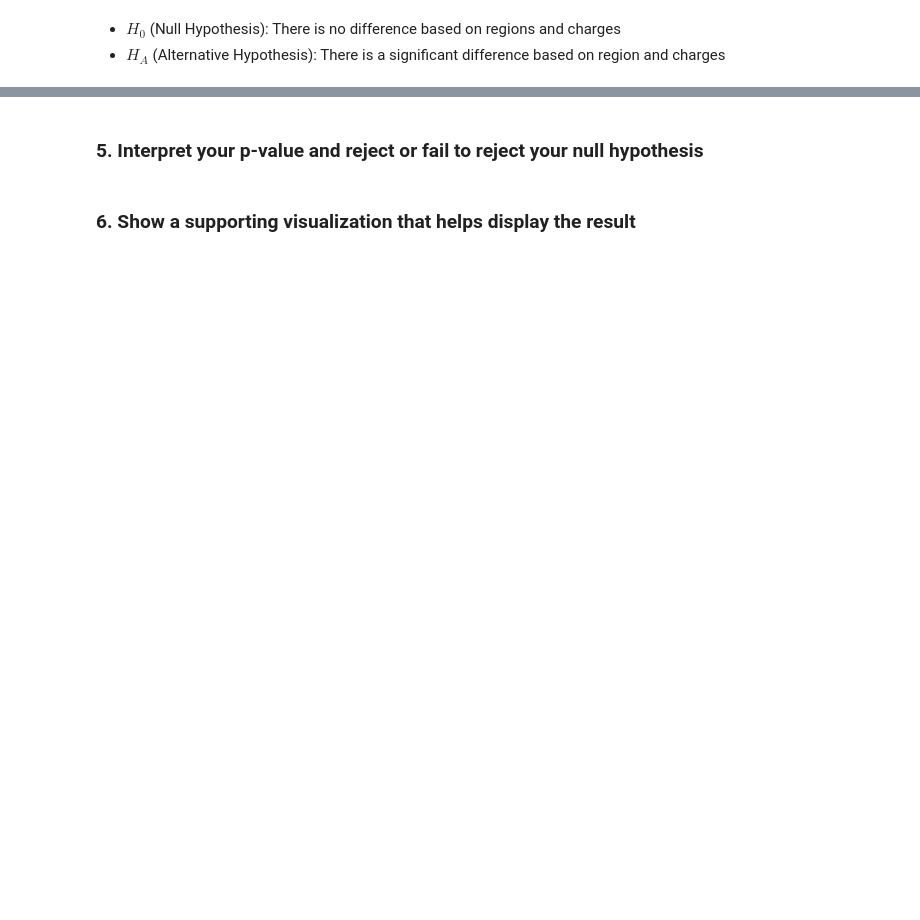
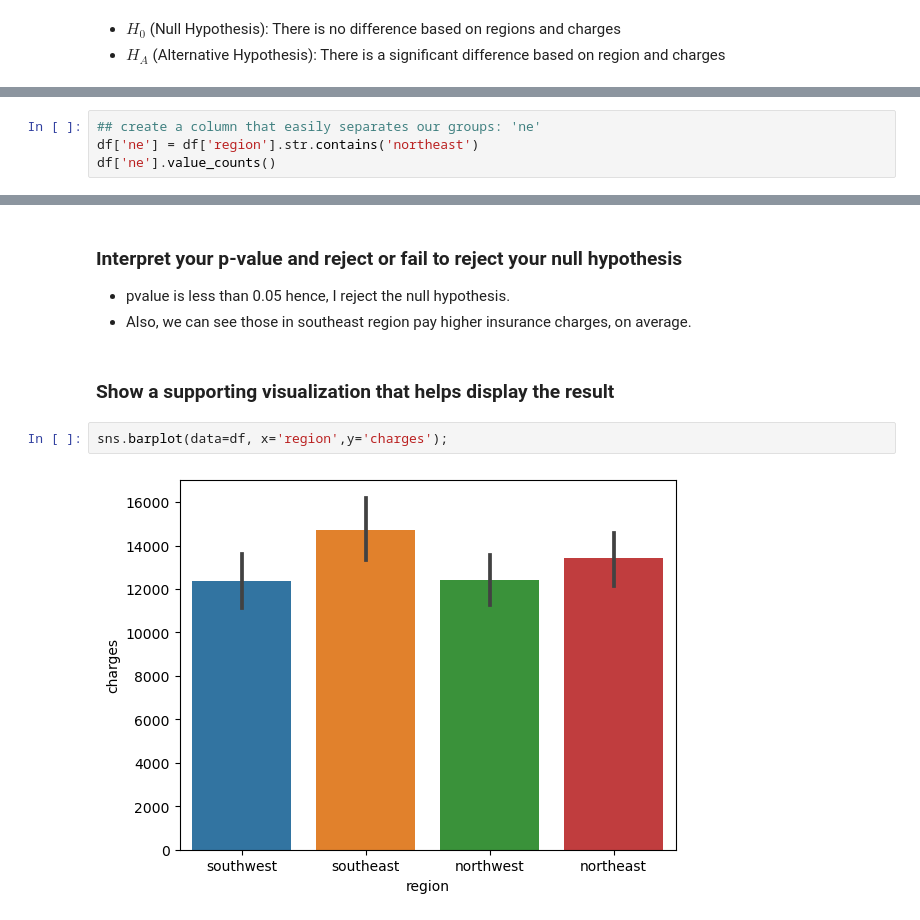
Before and after one commit to patelmedha/Hypothesis-Testing-with-Insurance-Data, a Jupyter notebook: Hypothesis Testing with Insurance Data.ipynb, the cells around one changed output, grey strips where cells are left out. Drawn from its saved outputs; the diff is of its cells as text; blank space fills up the shorter version.

```diff
--- a/Hypothesis Testing with Insurance Data.ipynb
+++ b/Hypothesis Testing with Insurance Data.ipynb
@@ -452,0 +437,4 @@ TypeError: chi2_contingency() got an unexpected keyword argument 'equal_var'
+# %%
+## create a column that easily separates our groups: 'ne'
+df['ne'] = df['region'].str.contains('northeast')
+df['ne'].value_counts()
@@ -457,4 +699,11 @@ TypeError: chi2_contingency() got an unexpected keyword argument 'equal_var'
 # %% [markdown]
-### 5. Interpret your p-value and reject or fail to reject your null hypothesis
+### Interpret your p-value and reject or fail to reject your null hypothesis
+
+- pvalue is less than 0.05 hence, I reject the null hypothesis.
+- Also, we can see those in southeast region pay higher insurance charges, on average.
 # %% [markdown]
-### 6. Show a supporting visualization that helps display the result
+### Show a supporting visualization that helps display the result
+# %%
+sns.barplot(data=df, x='region',y='charges');
+# %% [output]
+[figure, added]
```
Also changed, not shown: parts of 66 cells of this notebook, 1 other file.
